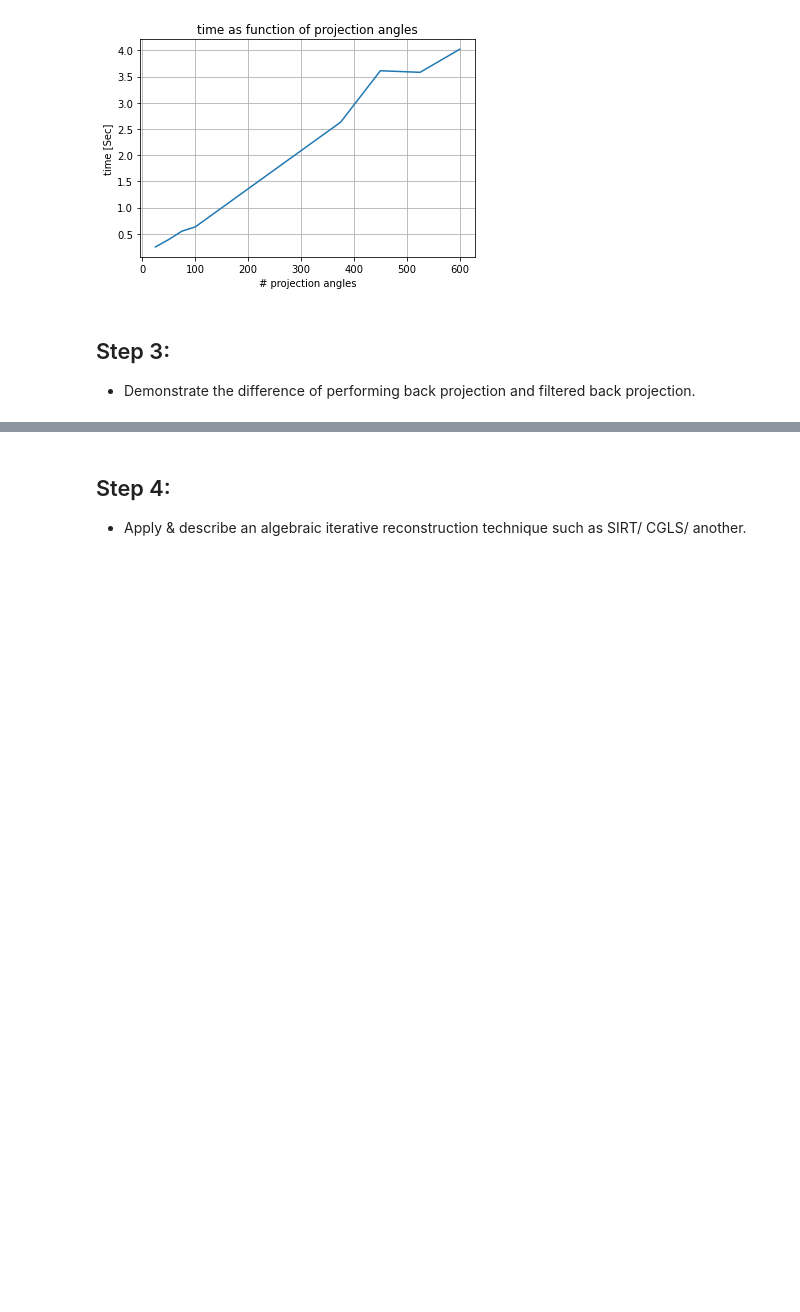
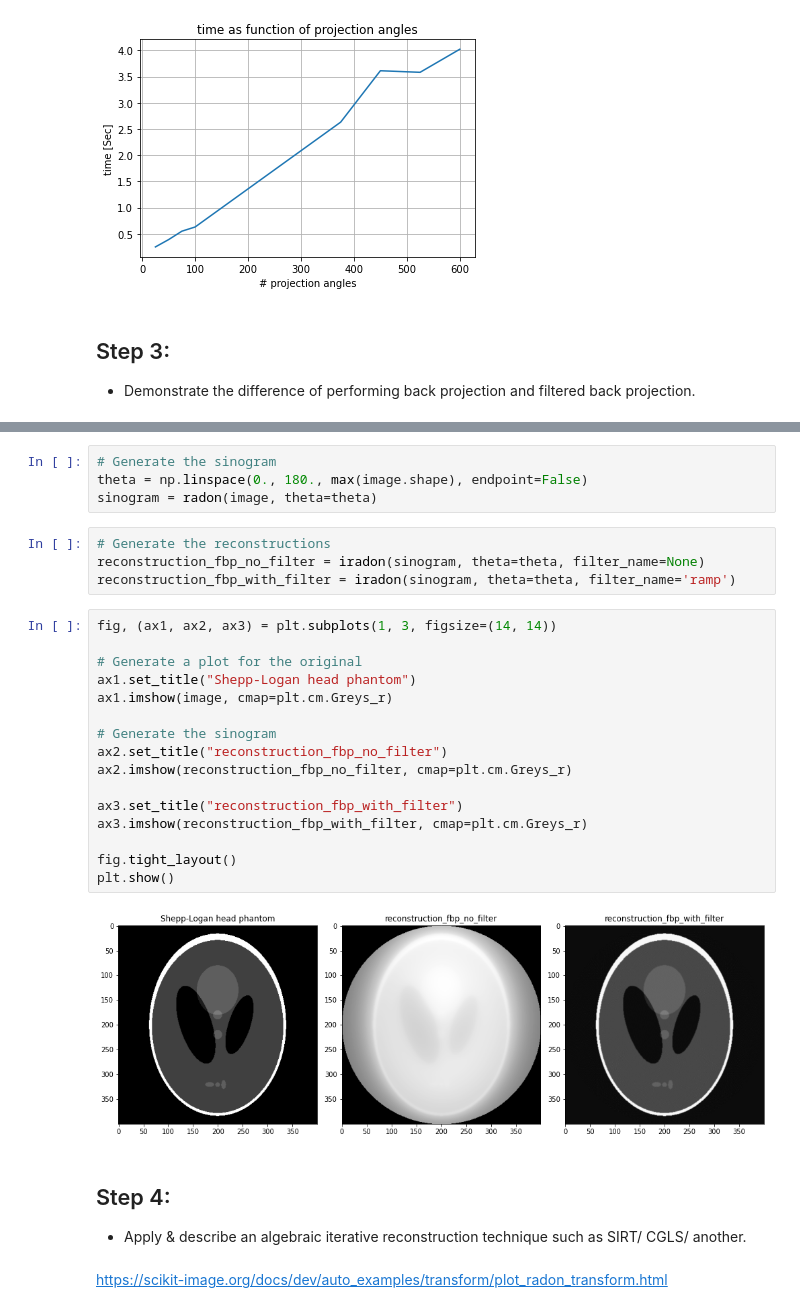
Before and after one commit to livneor207/helfcare, a Jupyter notebook: HW1/HW1_Notebook.ipynb, the cells around one changed output, grey strips where cells are left out. Cells and saved outputs as stored; diff of their text form; blank space fills up the shorter version.

```diff
--- a/HW1/HW1_Notebook.ipynb
+++ b/HW1/HW1_Notebook.ipynb
@@ -123,3 +137,31 @@ plt.show()
+# %%
+# Generate the sinogram
+theta = np.linspace(0., 180., max(image.shape), endpoint=False)
+sinogram = radon(image, theta=theta)
+# %%
+# Generate the reconstructions
+reconstruction_fbp_no_filter = iradon(sinogram, theta=theta, filter_name=None)
+reconstruction_fbp_with_filter = iradon(sinogram, theta=theta, filter_name='ramp')
+# %%
+fig, (ax1, ax2, ax3) = plt.subplots(1, 3, figsize=(14, 14))
+
+# Generate a plot for the original
+ax1.set_title("Shepp-Logan head phantom")
+ax1.imshow(image, cmap=plt.cm.Greys_r)
+
+# Generate the sinogram
+ax2.set_title("reconstruction_fbp_no_filter")
+ax2.imshow(reconstruction_fbp_no_filter, cmap=plt.cm.Greys_r)
+
+ax3.set_title("reconstruction_fbp_with_filter")
+ax3.imshow(reconstruction_fbp_with_filter, cmap=plt.cm.Greys_r)
+
+fig.tight_layout()
+plt.show()
+# %% [output]
+[figure, added]
 # %% [markdown]
 ## Step 4:
 * Apply & describe an algebraic  iterative reconstruction technique such as SIRT/ CGLS/ another.
+# %% [markdown]
+https://scikit-image.org/docs/dev/auto_examples/transform/plot_radon_transform.html
```
Also changed, not shown: parts of 4 cells of this notebook.
